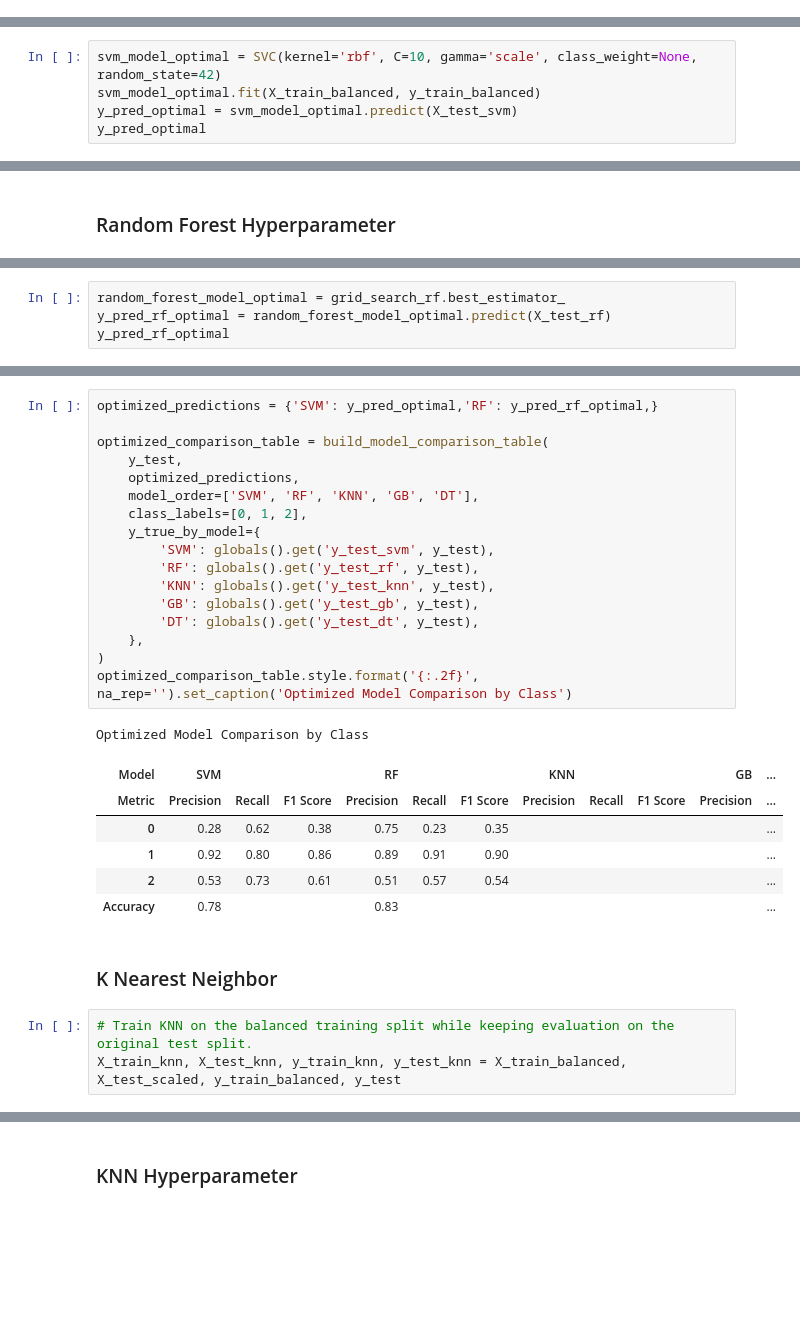
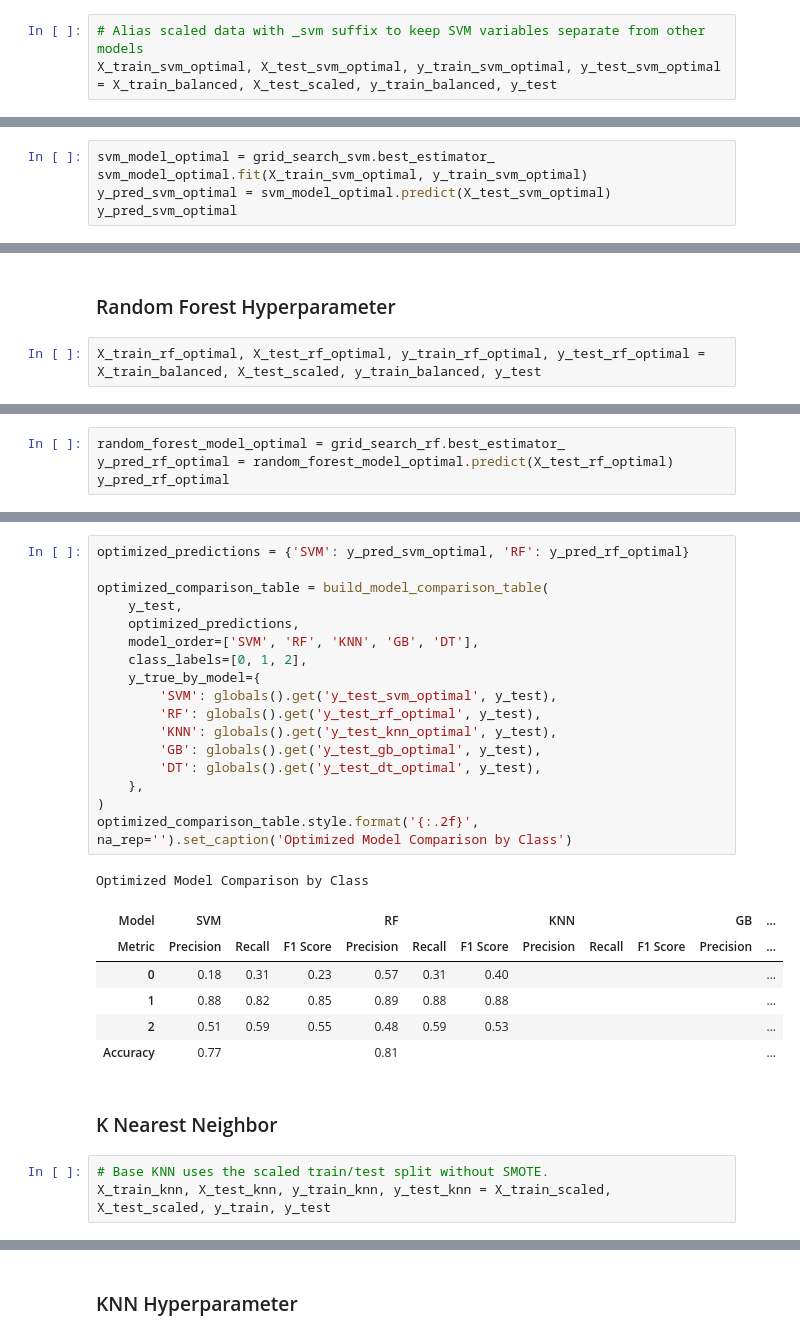
Before and after one commit to Priceaj89/DATA6550-Bias-Reproducibility, a Jupyter notebook: CODE/PRICE/Wine_reproduceability_AlexanderPrice.ipynb, the cells around one changed output, grey strips where cells are left out. Cells and saved outputs as stored; diff of their text form; blank space fills up the shorter version.

```diff
--- a/CODE/PRICE/Wine_reproduceability_AlexanderPrice.ipynb
+++ b/CODE/PRICE/Wine_reproduceability_AlexanderPrice.ipynb
@@ -557,4 +616,7 @@ Model Comparison by Class
 - Without knowing the parameters used for test-train-split, SMOTE, or for all models I will get as close as possible to the same values but for SVM I can not get close to what they are getting without getting the code they used which is not available. To keep this process simple I am just going to for now on use the basic model parameters for this table then another table when doing the hyper parameters
 # %% [markdown]
 #### SVM hyperparameter
+# %%
+# Alias scaled data with _svm suffix to keep SVM variables separate from other models
+X_train_svm_optimal, X_test_svm_optimal, y_train_svm_optimal, y_test_svm_optimal = X_train_balanced, X_test_scaled, y_train_balanced, y_test
 # %%
@@ -577,6 +681,6 @@ Best SVM CV F1 (weighted): 0.9319
 # %%
-svm_model_optimal = SVC(kernel='rbf', C=10, gamma='scale', class_weight=None, random_state=42)
-svm_model_optimal.fit(X_train_balanced, y_train_balanced)
-y_pred_optimal = svm_model_optimal.predict(X_test_svm)
-y_pred_optimal
+svm_model_optimal = grid_search_svm.best_estimator_
+svm_model_optimal.fit(X_train_svm_optimal, y_train_svm_optimal)
+y_pred_svm_optimal = svm_model_optimal.predict(X_test_svm_optimal)
+y_pred_svm_optimal
 # %% [output]
@@ -767,4 +871,6 @@ Model Comparison by Class
 # %% [markdown]
 ### Random Forest Hyperparameter
+# %%
+X_train_rf_optimal, X_test_rf_optimal, y_train_rf_optimal, y_test_rf_optimal = X_train_balanced, X_test_scaled, y_train_balanced, y_test
 # %%
 # GridSearchCV to find the best hyperparameters for Random Forest
@@ -786,5 +922,5 @@ Best Random Forest CV F1 (weighted): 0.9363
 # %%
 random_forest_model_optimal = grid_search_rf.best_estimator_
-y_pred_rf_optimal = random_forest_model_optimal.predict(X_test_rf)
+y_pred_rf_optimal = random_forest_model_optimal.predict(X_test_rf_optimal)
 y_pred_rf_optimal
 # %% [output]
@@ -858,31 +990,31 @@ Class 2 -> Precision: 0.5122, Recall: 0.5676, F1: 0.5385
 # %%
-optimized_predictions = {'SVM': y_pred_optimal,'RF': y_pred_rf_optimal,}
+optimized_predictions = {'SVM': y_pred_svm_optimal, 'RF': y_pred_rf_optimal}
 
 optimized_comparison_table = build_model_comparison_table(
     y_test,
     optimized_predictions,
     model_order=['SVM', 'RF', 'KNN', 'GB', 'DT'],
     class_labels=[0, 1, 2],
     y_true_by_model={
-        'SVM': globals().get('y_test_svm', y_test),
-        'RF': globals().get('y_test_rf', y_test),
-        'KNN': globals().get('y_test_knn', y_test),
-        'GB': globals().get('y_test_gb', y_test),
-        'DT': globals().get('y_test_dt', y_test),
+        'SVM': globals().get('y_test_svm_optimal', y_test),
+        'RF': globals().get('y_test_rf_optimal', y_test),
+        'KNN': globals().get('y_test_knn_optimal', y_test),
+        'GB': globals().get('y_test_gb_optimal', y_test),
+        'DT': globals().get('y_test_dt_optimal', y_test),
     },
 )
 optimized_comparison_table.style.format('{:.2f}', na_rep='').set_caption('Optimized Model Comparison by Class')
 # %% [output]
 Optimized Model Comparison by Class
 | Model | SVM |  |  | RF |  |  | KNN |  |  | GB | ... |
 | Metric | Precision | Recall | F1 Score | Precision | Recall | F1 Score | Precision | Recall | F1 Score | Precision | ... |
-| 0 | 0.28 | 0.62 | 0.38 | 0.75 | 0.23 | 0.35 |  |  |  |  | ... |
-| 1 | 0.92 | 0.80 | 0.86 | 0.89 | 0.91 | 0.90 |  |  |  |  | ... |
-| 2 | 0.53 | 0.73 | 0.61 | 0.51 | 0.57 | 0.54 |  |  |  |  | ... |
-| Accuracy | 0.78 |  |  | 0.83 |  |  |  |  |  |  | ... |
+| 0 | 0.18 | 0.31 | 0.23 | 0.57 | 0.31 | 0.40 |  |  |  |  | ... |
+| 1 | 0.88 | 0.82 | 0.85 | 0.89 | 0.88 | 0.88 |  |  |  |  | ... |
+| 2 | 0.51 | 0.59 | 0.55 | 0.48 | 0.59 | 0.53 |  |  |  |  | ... |
+| Accuracy | 0.77 |  |  | 0.81 |  |  |  |  |  |  | ... |
 # %% [markdown]
 ### K Nearest Neighbor
 # %%
-# Train KNN on the balanced training split while keeping evaluation on the original test split.
-X_train_knn, X_test_knn, y_train_knn, y_test_knn = X_train_balanced, X_test_scaled, y_train_balanced, y_test
+# Base KNN uses the scaled train/test split without SMOTE.
+X_train_knn, X_test_knn, y_train_knn, y_test_knn = X_train_scaled, X_test_scaled, y_train, y_test
 # %%
```
Also changed, not shown: parts of 106 cells of this notebook.
